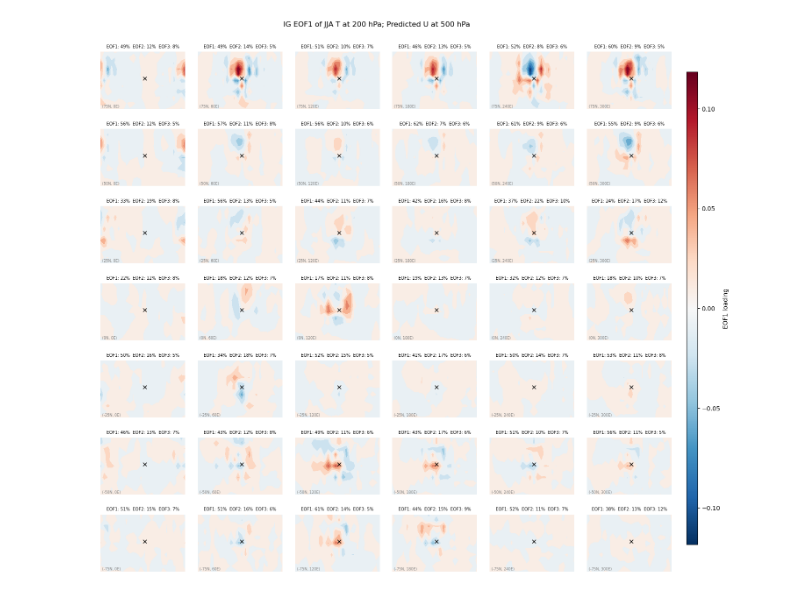
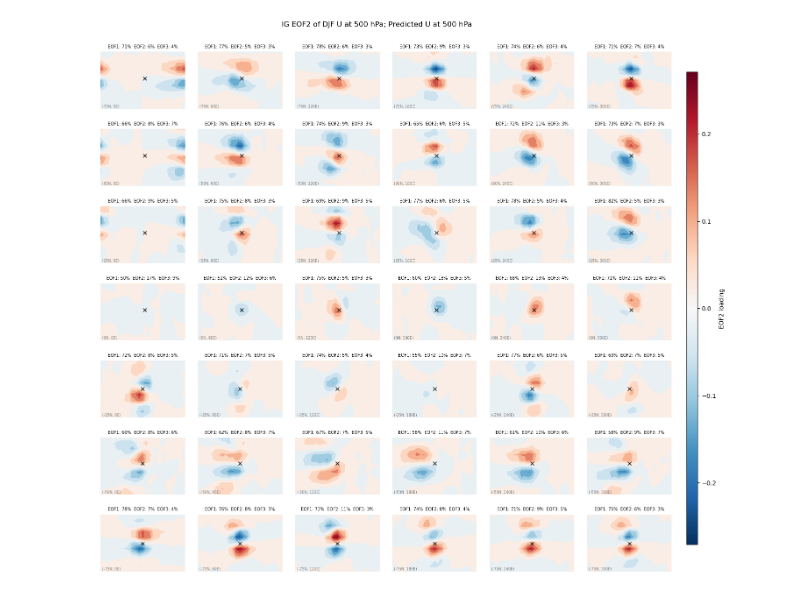
Before and after one commit to WillyChap/CUVACAR_xai, a Jupyter notebook: kjmayer/EOFanalysis/EOFanalysis-Explore.ipynb, the cells around one changed output. Saved outputs shown, nothing was run; the diff lists cells and outputs as text; code cells hidden in the pictures.

```diff
--- a/kjmayer/EOFanalysis/EOFanalysis-Explore.ipynb
+++ b/kjmayer/EOFanalysis/EOFanalysis-Explore.ipynb
@@ -3,3 +3,9 @@ import xarray as xr
 import numpy as np
 import os
 import matplotlib.pyplot as plt
+# %%
+finame = f"EOF1-3_DJF_U_75x0_500hPa.nc"
+ds = xr.open_dataset(save_ddir + finame)
+
+# slice this file's own internal vertical structure at internal_lev_hPa
+eof1_2d = ds["eof_map"].sel(lev=500, method="nearest").isel(eof=1)
@@ -8,12 +29,12 @@ import matplotlib.pyplot as plt
 # CONFIG
 # ============================================================
 save_ddir = '/glade/derecho/scratch/kjmayer/CUVACAR_xai/IG/EOF_analysis/predictU/'
-eofval_name = "T"      # U, V, or T -- variable of EOF
-eof_sel = 0            # options: 0, 1, 2
-eof_lev = 200          # level of EOF in hPa
+eofval_name = "U"      # U, V, or T -- variable of EOF
+eof_sel = 1            # options: 0, 1, 2
+eof_lev = 500          # level of EOF in hPa
 lev_of_interest = 500  # options: 200, 500, 850 -- level of U in hPa
 
-season = "JJA"               # or "DJF" -- change to switch which file set is used
+season = "DJF"               # or "DJF" -- change to switch which file set is used
 
 # ============================================================
 # GRID DEFINITION (from your original loop)
@@ -67,33 +88,33 @@ for row, lat_of_interest in enumerate(lat_plot_order):
         )
         # mark the actual (lat_of_interest, lon_of_interest) location within this subplot's own domain
         ax.plot(lon_of_interest, lat_of_interest, "x",
                  color="black", markersize=6)
 
         ax.set_xticks([])
         ax.set_yticks([])
         for spine in ax.spines.values():
             spine.set_visible(False)
         ax.set_title(
             f"EOF1: {eigval_pct[0]:.0f}%  EOF2: {eigval_pct[1]:.0f}%  EOF3: {eigval_pct[2]:.0f}%",
             fontsize=7
         )
 
         # geographic reference label
         ax.text(0.02, 0.02, f"({lat_of_interest}N, {lon_of_interest}E)",
                  transform=ax.transAxes, fontsize=6, color="gray")
 
 fig.suptitle(
-    f"IG EOF1 of {season} {eofval_name} at {eof_lev} hPa; "
+    f"IG EOF{eof_sel+1} of {season} {eofval_name} at {eof_lev} hPa; "
     f"Predicted U at {lev_of_interest} hPa",
     fontsize=12, y=0.925
 )
 
 cbar_ax = fig.add_axes([0.92, 0.15, 0.015, 0.7])
 sm = plt.cm.ScalarMappable(cmap="RdBu_r", norm=plt.Normalize(vmin=-global_vmax, vmax=global_vmax))
-fig.colorbar(sm, cax=cbar_ax, label="EOF1 loading")
+fig.colorbar(sm, cax=cbar_ax, label=f"EOF{eof_sel+1} loading")
 
 plt.subplots_adjust(wspace=0.15, hspace=0.35)
 # plt.savefig(f"eof1_grid_{eofval_name}{eof_lev}hPa_{season}_U{lev_of_interest}hPa.png", dpi=200, bbox_inches="tight")
 plt.show()
 # %% [output]
-[figure, old version]
+[figure, new version]
```
Also changed, not shown: parts of 2 cells of this notebook, 2 other files.
